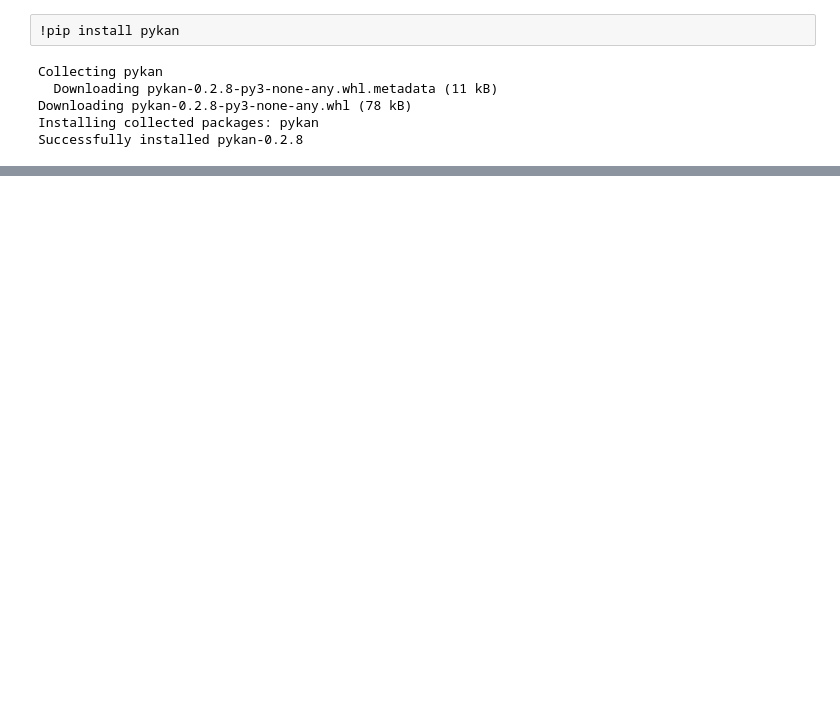
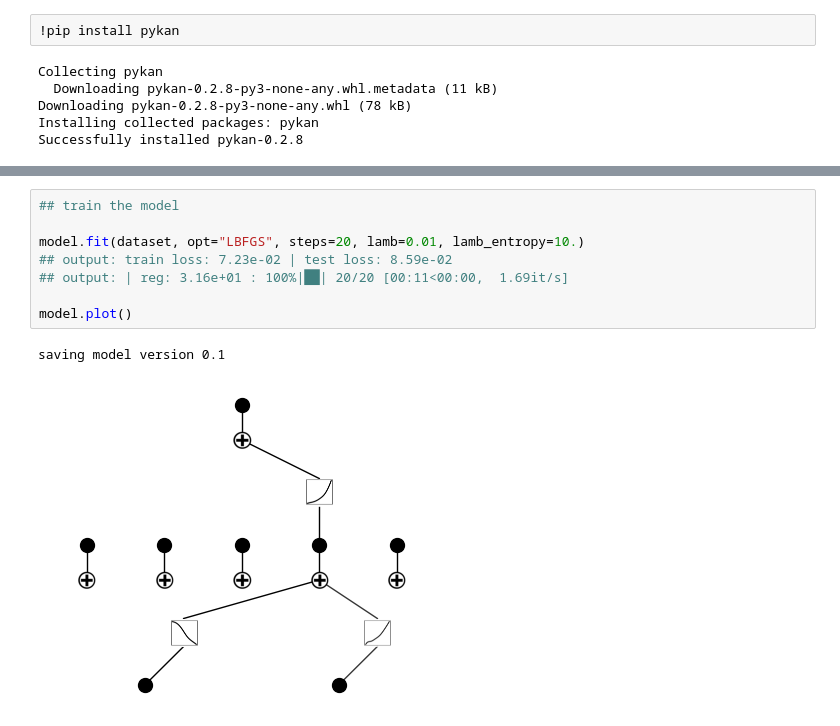
Before and after one commit to Olyco/EasyTSF, a Jupyter notebook: kan_tests.ipynb, the cells around one changed output, grey strips where cells are left out. Drawn from its saved outputs; the diff is of its cells as text; blank space fills up the shorter version.

```diff
--- a/kan_tests.ipynb
+++ b/kan_tests.ipynb
@@ -136,0 +375,11 @@ out_seq = np.array([in_seq1[i]+in_seq2[i] for i in range(len(in_seq1))])
+# %%
+## train the model
+
+model.fit(dataset, opt="LBFGS", steps=20, lamb=0.01, lamb_entropy=10.)
+## output: train loss: 7.23e-02 | test loss: 8.59e-02
+## output: | reg: 3.16e+01 : 100%|██| 20/20 [00:11<00:00,  1.69it/s]
+
+model.plot()
+# %% [output]
+saving model version 0.1
+[figure, added]
```
Also changed, not shown: parts of 19 cells of this notebook.
